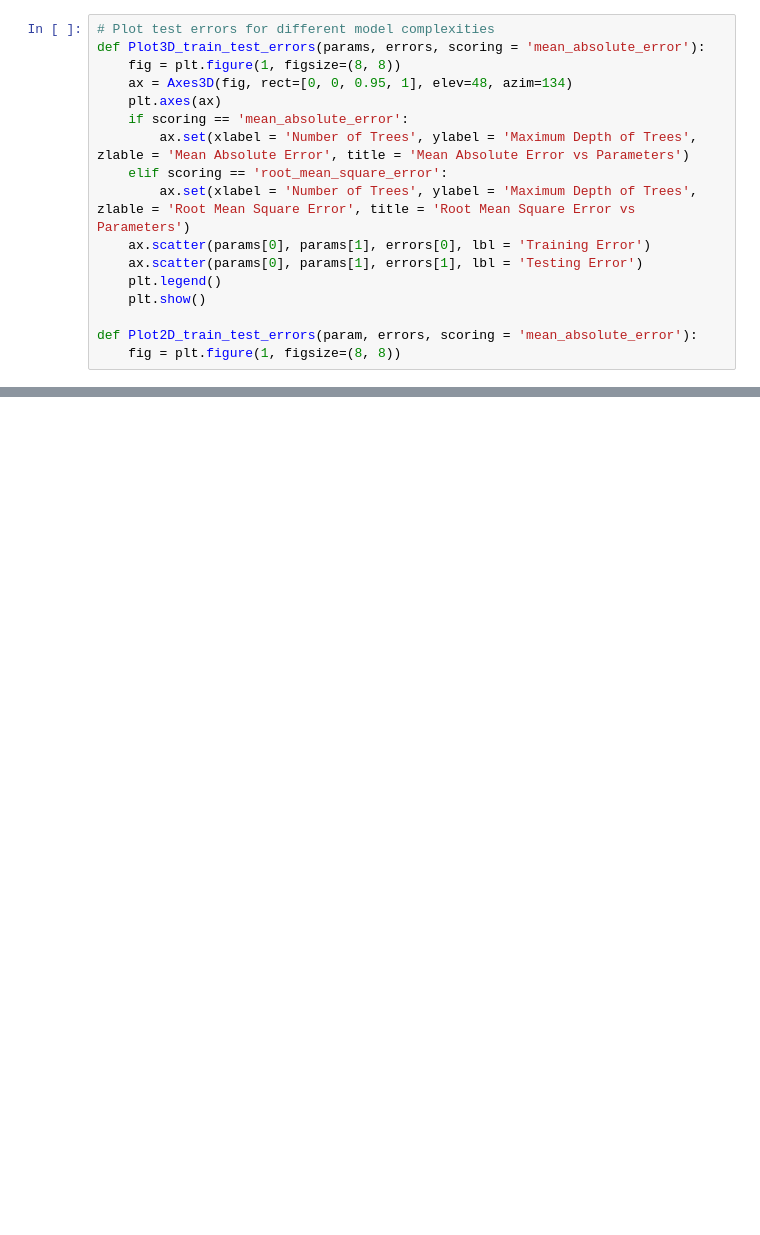
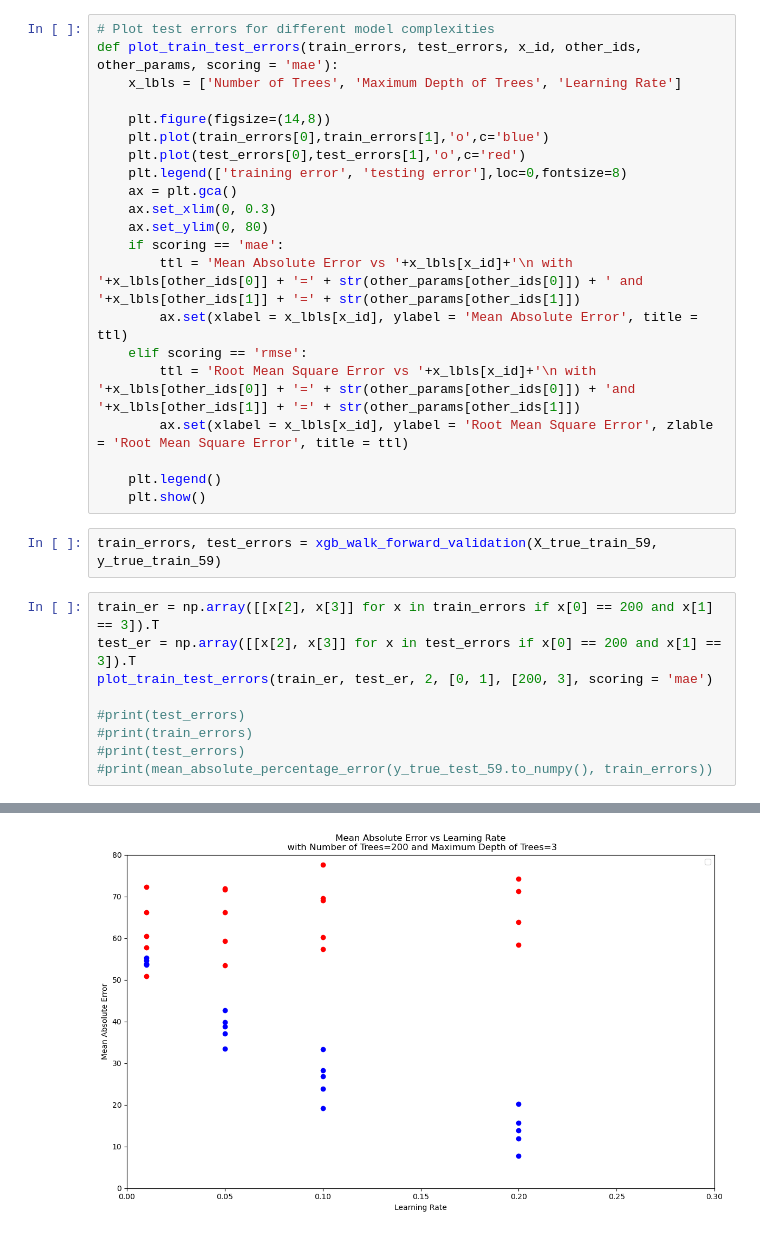
Before and after one commit to 8080509/Workshop-V-04-loc, a Jupyter notebook: XGBooster.ipynb, the cells around one changed output, grey strips where cells are left out. Saved outputs shown, nothing was run; the diff lists cells and outputs as text; blank space fills up the shorter version.

```diff
--- a/XGBooster.ipynb
+++ b/XGBooster.ipynb
@@ -76,17 +192,33 @@ def xgb_walk_forward_validation(X_data, y_data, test_size = 5, fold = 3, params
 # %%
 # Plot test errors for different model complexities
-def Plot3D_train_test_errors(params, errors, scoring = 'mean_absolute_error'):
-    fig = plt.figure(1, figsize=(8, 8))
-    ax = Axes3D(fig, rect=[0, 0, 0.95, 1], elev=48, azim=134)
-    plt.axes(ax)
-    if scoring == 'mean_absolute_error':
-        ax.set(xlabel = 'Number of Trees', ylabel = 'Maximum Depth of Trees', zlable = 'Mean Absolute Error', title = 'Mean Absolute Error vs Parameters')
-    elif scoring == 'root_mean_square_error':
-        ax.set(xlabel = 'Number of Trees', ylabel = 'Maximum Depth of Trees', zlable = 'Root Mean Square Error', title = 'Root Mean Square Error vs Parameters')
-    ax.scatter(params[0], params[1], errors[0], lbl = 'Training Error')
-    ax.scatter(params[0], params[1], errors[1], lbl = 'Testing Error')
+def plot_train_test_errors(train_errors, test_errors, x_id, other_ids, other_params, scoring = 'mae'):
+    x_lbls = ['Number of Trees', 'Maximum Depth of Trees', 'Learning Rate']
+
+    plt.figure(figsize=(14,8))
+    plt.plot(train_errors[0],train_errors[1],'o',c='blue')
+    plt.plot(test_errors[0],test_errors[1],'o',c='red')
+    plt.legend(['training error', 'testing error'],loc=0,fontsize=8)
+    ax = plt.gca()
+    ax.set_xlim(0, 0.3)
+    ax.set_ylim(0, 80)
+    if scoring == 'mae':
+        ttl = 'Mean Absolute Error vs '+x_lbls[x_id]+'\n with '+x_lbls[other_ids[0]] + '=' + str(other_params[other_ids[0]]) + ' and '+x_lbls[other_ids[1]] + '=' + str(other_params[other_ids[1]])
+        ax.set(xlabel = x_lbls[x_id], ylabel = 'Mean Absolute Error', title = ttl)
+    elif scoring == 'rmse':
+        ttl = 'Root Mean Square Error vs '+x_lbls[x_id]+'\n with '+x_lbls[other_ids[0]] + '=' + str(other_params[other_ids[0]]) + 'and '+x_lbls[other_ids[1]] + '=' + str(other_params[other_ids[1]])
+        ax.set(xlabel = x_lbls[x_id], ylabel = 'Root Mean Square Error', zlable = 'Root Mean Square Error', title = ttl)
+
     plt.legend()
     plt.show()
-
-def Plot2D_train_test_errors(param, errors, scoring = 'mean_absolute_error'):
-    fig = plt.figure(1, figsize=(8, 8))
+# %%
+train_errors, test_errors = xgb_walk_forward_validation(X_true_train_59, y_true_train_59)
+# %%
+train_er = np.array([[x[2], x[3]] for x in train_errors if x[0] == 200 and x[1] == 3]).T
+test_er = np.array([[x[2], x[3]] for x in test_errors if x[0] == 200 and x[1] == 3]).T
+plot_train_test_errors(train_er, test_er, 2, [0, 1], [200, 3], scoring = 'mae')
+
+#print(test_errors)
+#print(train_errors)
+#print(test_errors)
+#print(mean_absolute_percentage_error(y_true_test_59.to_numpy(), train_errors))
+# %% [output]
@@ -92,0 +226 @@ def Plot2D_train_test_errors(param, errors, scoring = 'mean_absolute_error'):
+[figure, added]
```
Also changed, not shown: parts of 9 cells of this notebook.
